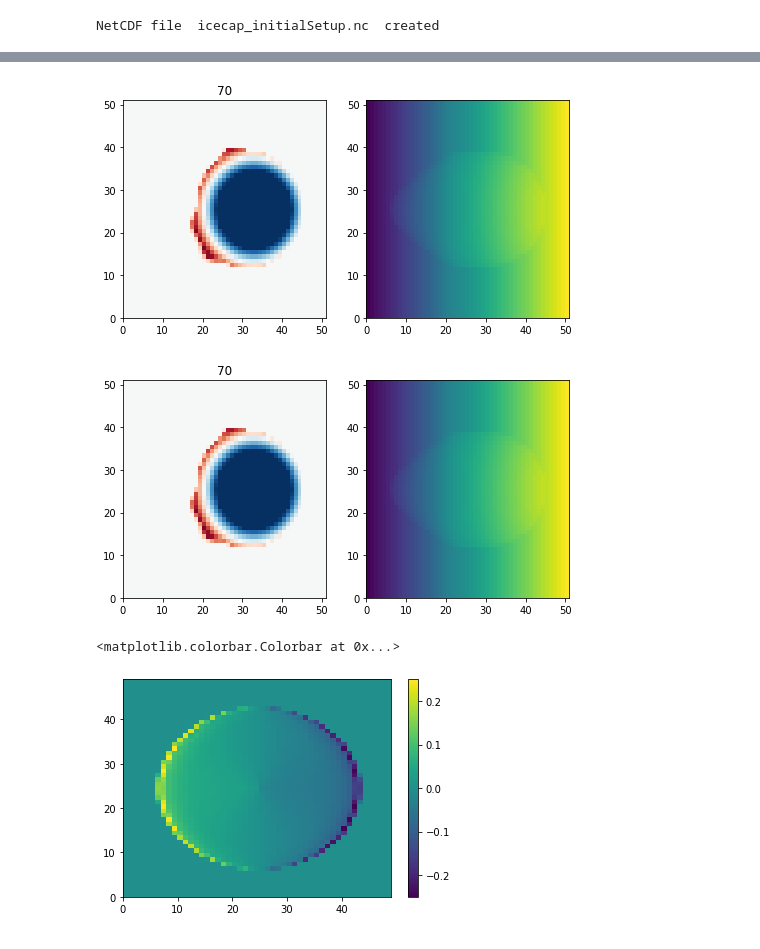
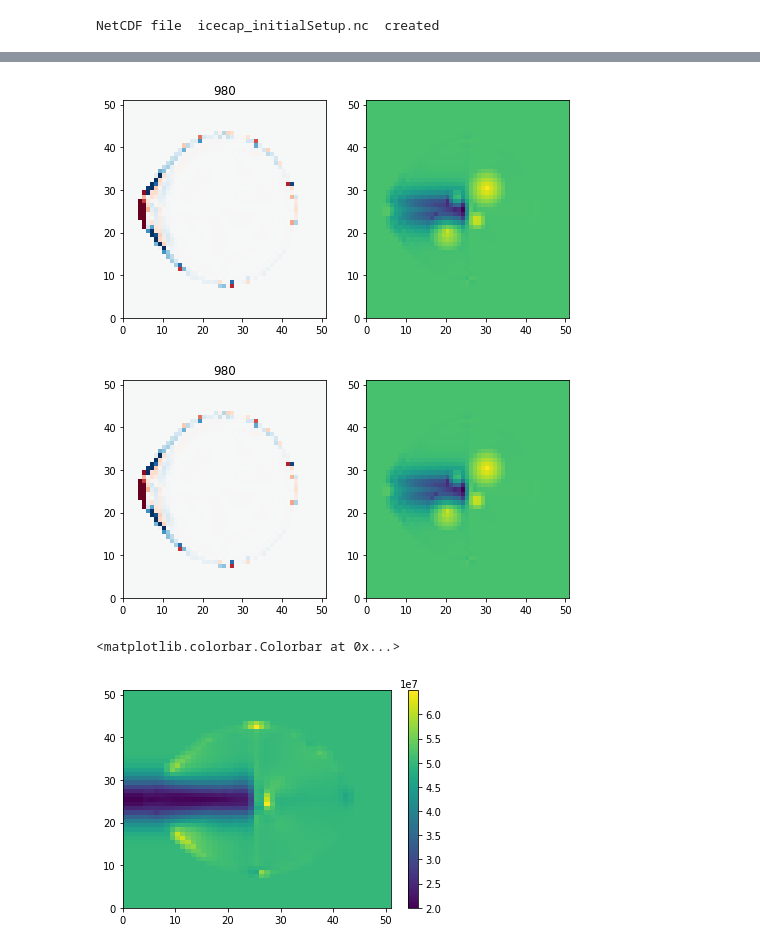
Before and after one commit to hahohe1892/thick_inv, a Jupyter notebook: icecap.ipynb, the cells around one changed output, grey strips where cells are left out. Saved outputs shown, nothing was run; the diff lists cells and outputs as text; code cells hidden in the pictures.

Commit message:
sliding ice cap with figures for paper

```diff
--- a/icecap.ipynb
+++ b/icecap.ipynb
@@ -402,6 +403,14 @@ with open('icecap_iteration_script.sh', 'w') as f:
     f.close()
 !cp icecap_iteration_out.nc icecap_iteration_in.nc
 !chmod +x icecap_iteration_script.sh
+# %%
+p_friction = 500
+pmax = 2500
+# %%
+p = 99
+B_rec = B_rec_all[p]
+tauc_rec = inpaint_nans(tauc_rec_all[p])
+S_rec = S_ref
 # %%
 for p in tqdm.trange(0, pmax):
 
@@ -427,7 +436,7 @@ for p in tqdm.trange(0, pmax):
     cmd = ["./icecap_iteration_script.sh", '4', 'icecap_iteration_in.nc', str(dt), 'icecap_iteration_out.nc', str(dt/2)]
     subprocess.call(cmd, stdout=open('icecap_iteration_log.txt', 'a'))
 
-    vel_rec = get_nc_data('icecap_iteration_out.nc', 'velsurf_mag', 0)
+    vel_rec = get_nc_data('icecap_iteration_out.nc', 'velsurf_mag', 0).data
     h_rec = get_nc_data('icecap_iteration_out.nc', 'thk', 0)
     dh_rec = (h_rec - h_old)/dt
 
@@ -436,14 +445,14 @@ for p in tqdm.trange(0, pmax):
     buffer = ndimage.convolve(mask_iter, k)/(bw)**2 #smooth ice mask...
     criterion = np.logical_and(np.logical_and(buffer > 0, buffer != 1), mask==1)
 
-    u = get_nc_data('icecap_iteration_out.nc', 'uvelsurf', 0)
-    u[criterion] = 0
-    v = get_nc_data('icecap_iteration_out.nc', 'vvelsurf', 0)
-    v[criterion] = 0
+    u = get_nc_data('icecap_iteration_out.nc', 'uvelsurf', 0).data
+    #u[criterion] = 0
+    v = get_nc_data('icecap_iteration_out.nc', 'vvelsurf', 0).data
+    #v[criterion] = 0
 
     #misfit_fr = shift((vel_ref-vel_rec), u, v, .3)
-    #misfit = shift((dh_rec-dh_ref), u, v, 0)
     misfit = dh_rec - dh_ref
+    misfit[np.logical_and(abs(u)>0, abs(v)>0)] = shift((dh_rec-dh_ref), u, v, 0.3)[np.logical_and(abs(u)>0, abs(v)>0)]
 
     #misfit_lowpass = ndimage.gaussian_filter(misfit, 1)
     #misfit_highpass = misfit - misfit_lowpass
@@ -451,7 +460,7 @@ for p in tqdm.trange(0, pmax):
     #tauc_rec = tauc_rec - beta * (misfit_fr)*1e6
     B_rec = B_rec - beta * (misfit)
     #S_rec[np.logical_and(mask==1, h_rec>20)] += (beta*.05) * misfit_highpass[np.logical_and(mask==1, h_rec>20)]
-    S_rec[np.logical_and(mask==1, h_rec>20)] += (beta*0.02) * misfit[np.logical_and(mask==1, h_rec>20)]
+    S_rec[np.logical_and(mask==1, h_rec>20)] += (beta*0.01) * misfit[np.logical_and(mask==1, h_rec>20)]
 
     '''
 
@@ -461,21 +470,22 @@ for p in tqdm.trange(0, pmax):
     '''
     ### buffer ###
     #B_rec[criterion]=0
-    h_inpaint = S_rec - B_rec
-    h_inpaint[criterion] = np.nan #...and take those values in the transition between ice and no ice;
-    h_inpaint = inpaint_nans(h_inpaint)
-    B_rec = S_rec - h_inpaint
+    #h_inpaint = S_rec - B_rec
+    B_rec[criterion] = np.nan #...and take those values in the transition between ice and no ice;
+    B_rec = inpaint_nans(B_rec)
+    #B_rec = S_rec - h_inpaint
     #tauc_rec[criterion]=1e8
     ### buffer end ###
 
     B_rec[mask==0] = S_ref[mask==0]
+    S_rec[mask==0] = S_ref[mask==0]
     B_rec[B_rec>S_rec] = S_rec[B_rec>S_rec]
     B_rec_all.append(B_rec)
     dh_all.append(dh_rec)
     tauc_rec[mask==0] = tauc[mask==0]
-    tauc_rec_all.append(tauc_rec)
+    tauc_rec_all.append(tauc_rec.copy())
     vel_all.append(vel_rec)
-    S_rec_all.append(S_rec)
+    S_rec_all.append(S_rec.copy())
 
     tauc_misfit_vs_iter.append(np.mean(abs(tauc_rec[mask==1]-tauc[mask==1])))
     vel_misfit_vs_iter.append(np.mean(abs(vel_rec[mask==1]-vel_ref[mask==1])))
@@ -491,4 +501,6 @@ for p in tqdm.trange(0, pmax):
         vel_mismatch[mask==0]=np.nan
         vel_mismatch =  gauss_filter(vel_mismatch, .6,2)
         vel_mismatch[np.isnan(vel_mismatch)]=0
-        tauc_rec = tauc_rec+vel_mismatch* tauc_rec
+        tauc_rec += vel_mismatch * tauc_rec
+        tauc_rec[np.logical_and(mask==1, criterion)] = np.nan
+        tauc_rec = inpaint_nans(tauc_rec)
@@ -616,15 +647,15 @@ plt.scatter((tauc_rec_all[-1] - tauc)[np.logical_and(mask==1, criterion==0)], ((
 # %%
 from IPython.display import display, clear_output
 fig, axes = plt.subplots(1,2,figsize=(8,4))
-for i in range(0,len(tauc_rec_all),2):
+for i in range(0,len(tauc_rec_all),20):
     field = axes[0].pcolor(dh_all[i], cmap='RdBu', vmin=-1, vmax=1)
     field = axes[1].pcolor(B_rec_all[i])
     axes[0].set_title(i)
     clear_output(wait=True)
     display(fig)
 # %% [output]
-[figure, old version]
+[figure, new version]
-[figure, old version]
+[figure, new version]
 # %%
 import random
 rand_x = []
@@ -725,8 +756,8 @@ tauc_rec = griddata(x_d_rad_msk, tauc_xy[rad_msk==1], (grid_y, grid_x), method='
 #tauc = gauss_filter(tauc, 1, 3)
 # %%
 fig, ax = plt.subplots()
-field = ax.pcolor((dhdx))
+field = ax.pcolor(inpaint_nans(tauc_rec_all[2001]))
 fig.colorbar(field, ax = ax)
 # %% [output]
 <matplotlib.colorbar.Colorbar at 0x...>
-[figure, old version]
+[figure, new version]
```
Also changed, not shown: parts of 21 cells of this notebook, 1 other file.
